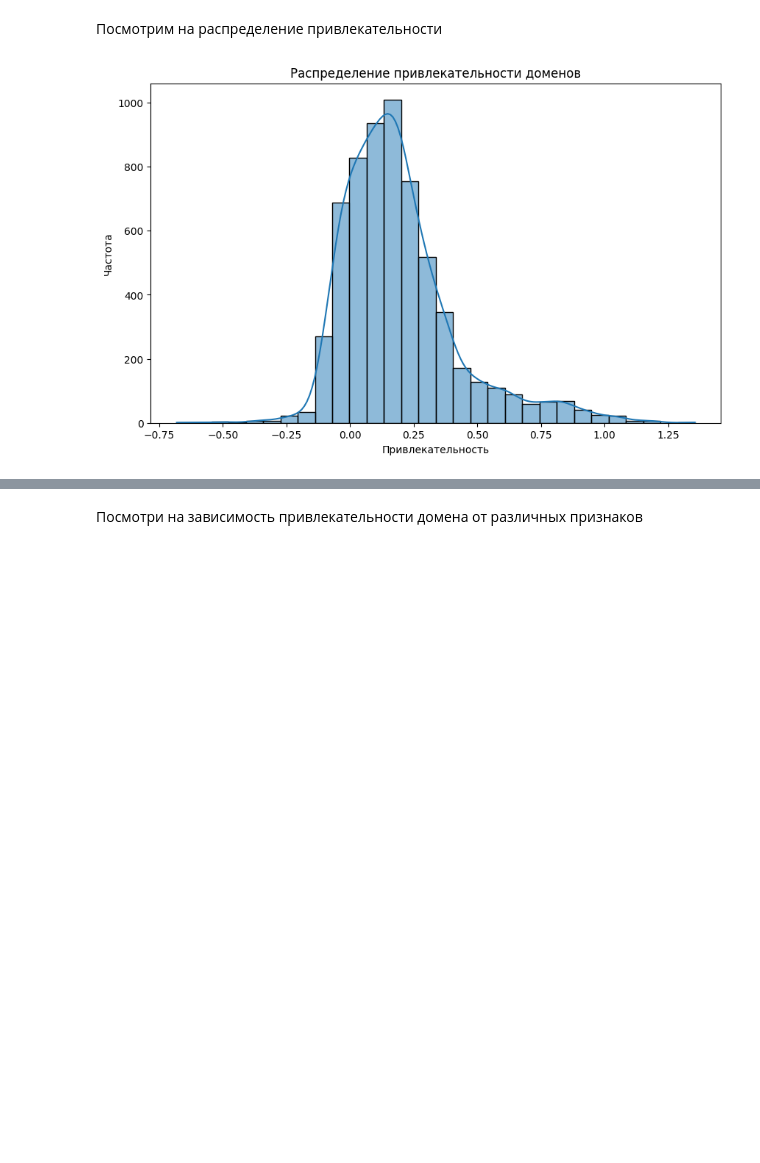
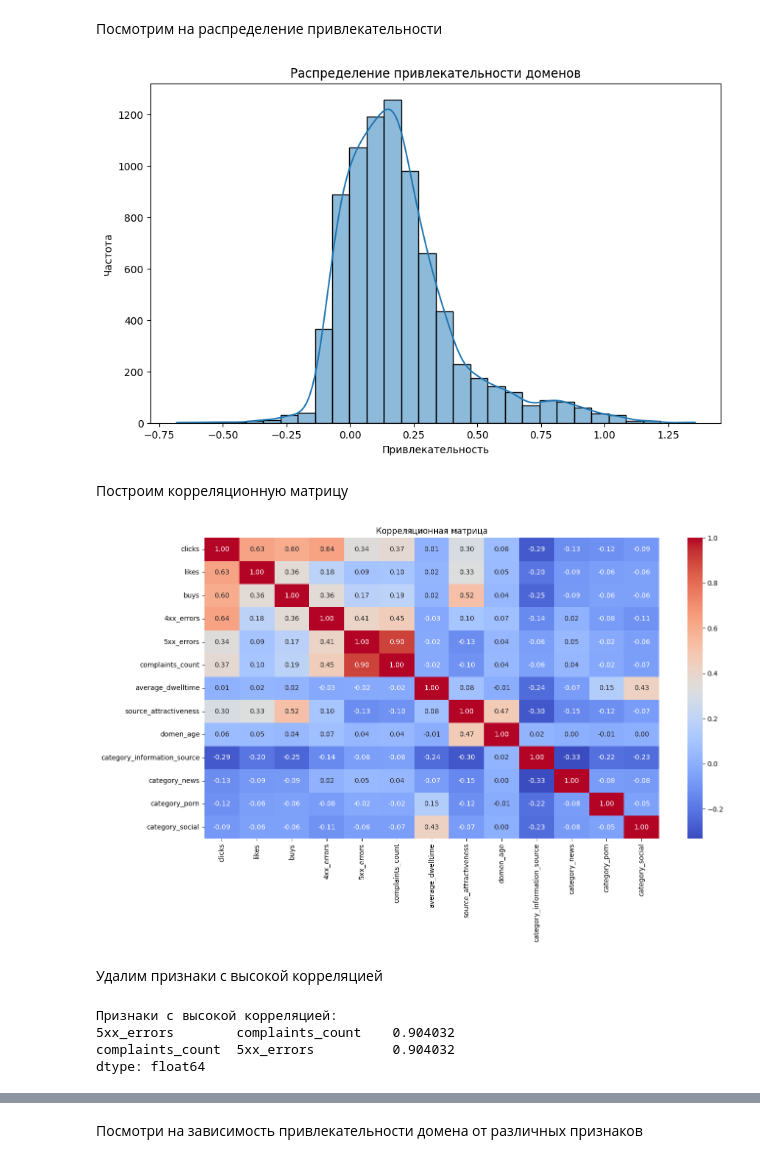
Before and after one commit to anastasia-nemkova/ML_labs, a Jupyter notebook: lab2/SubmitExample.ipynb, the cells around one changed output, grey strips where cells are left out. Cells and saved outputs as stored; diff of their text form; code cells hidden in the pictures; blank space fills up the shorter version.

```diff
--- a/lab2/SubmitExample.ipynb
+++ b/lab2/SubmitExample.ipynb
@@ -113,10 +177,35 @@ import seaborn as sns
 Посмотрим на распределение привлекательности
 # %%
 plt.figure(figsize=(10, 6))
-sns.histplot(df["source_attractiveness"], bins=30, kde=True)
+sns.histplot(train_df["source_attractiveness"], bins=30, kde=True)
 plt.title("Распределение привлекательности доменов")
 plt.xlabel("Привлекательность")
 plt.ylabel("Частота")
 plt.show()
 # %% [output]
-[figure, old version]
+[figure, new version]
+# %% [markdown]
+Построим корреляционную матрицу
+# %%
+plt.figure(figsize=(15, 8))
+sns.heatmap(train_df.corr(), annot=True, cmap='coolwarm', fmt='.2f')
+plt.title("Корреляционная матрица")
+plt.show()
+# %% [output]
+[figure, added]
+# %% [markdown]
+Удалим признаки с высокой корреляцией
+# %%
+threshold = 0.9
+
+corr_matrix = train_df.corr()
+
+high_corr_pairs = corr_matrix[(corr_matrix > threshold) & (corr_matrix != 1.0)].stack()
+
+print("Признаки с высокой корреляцией:")
+print(high_corr_pairs)
+# %% [output]
+Признаки с высокой корреляцией:
+5xx_errors        complaints_count    0.904032
+complaints_count  5xx_errors          0.904032
+dtype: float64
```
Also changed, not shown: parts of 44 cells of this notebook, 1 other file.
